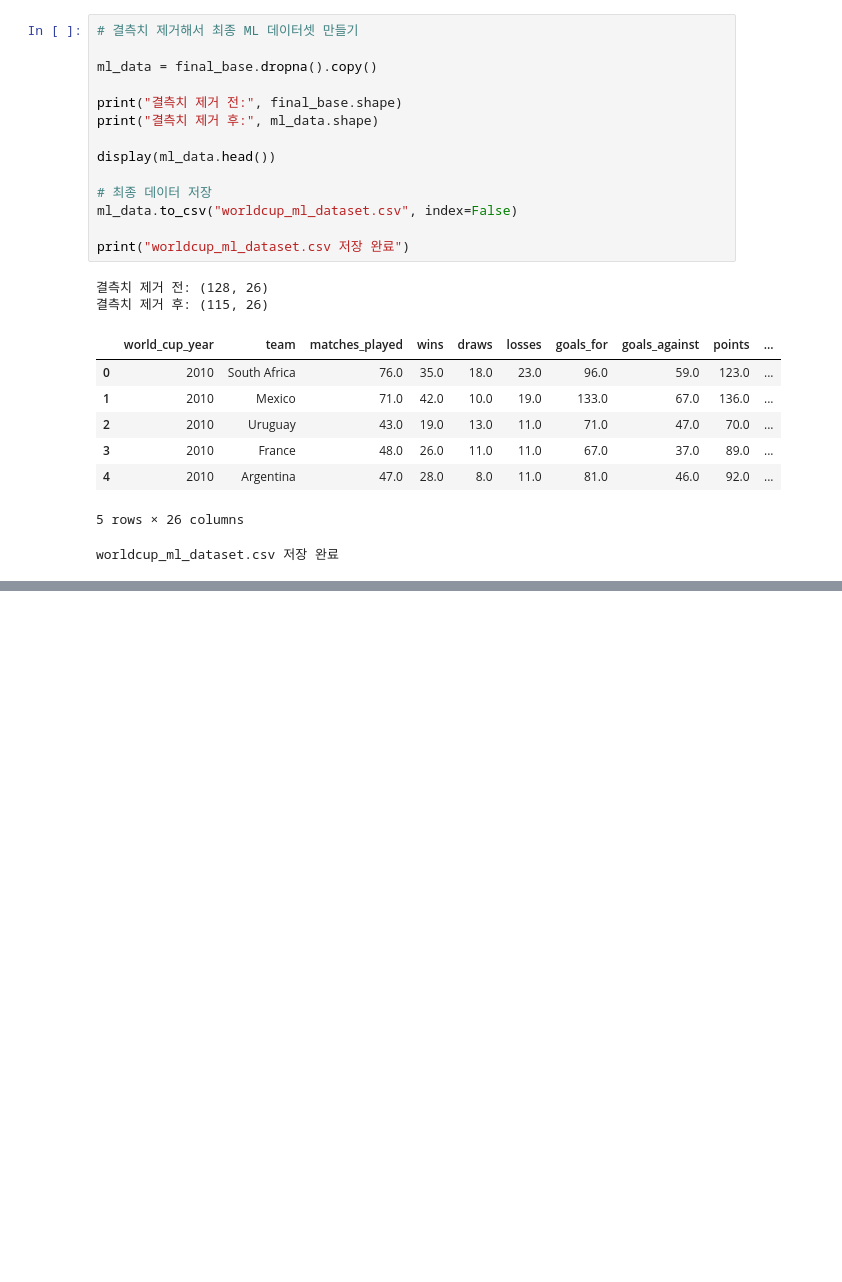
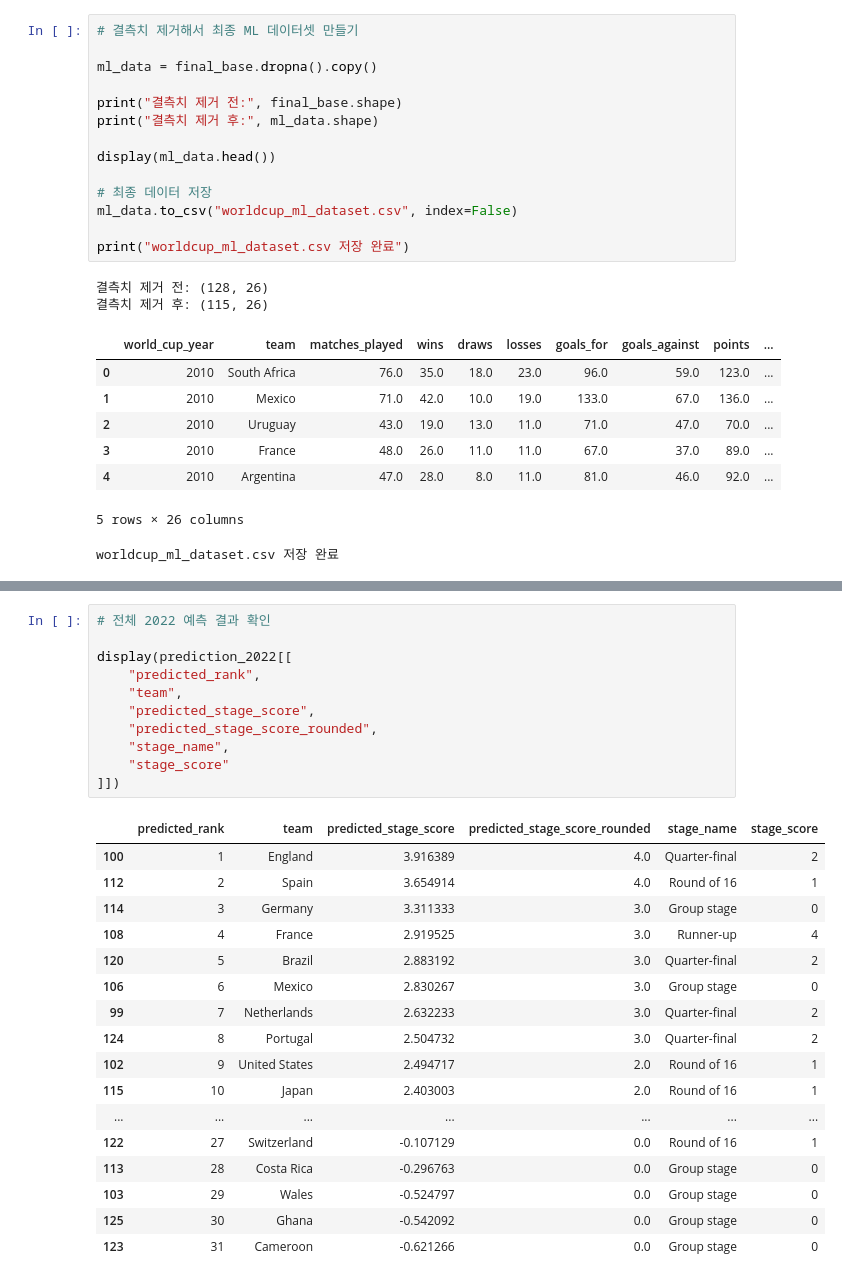
Before and after one commit to seop-byte/worldcup-2026-winner-prediction, a Jupyter notebook: worldcup_2026_prediction.ipynb, the cells around one changed output, grey strips where cells are left out. Drawn from its saved outputs; the diff is of its cells as text; blank space fills up the shorter version.

```diff
--- a/worldcup_2026_prediction.ipynb
+++ b/worldcup_2026_prediction.ipynb
@@ -1010,0 +1460,29 @@ worldcup_ml_dataset.csv 저장 완료
+# %%
+# 전체 2022 예측 결과 확인
+
+display(prediction_2022[[
+    "predicted_rank",
+    "team",
+    "predicted_stage_score",
+    "predicted_stage_score_rounded",
+    "stage_name",
+    "stage_score"
+]])
+# %% [output]
+|  | predicted_rank | team | predicted_stage_score | predicted_stage_score_rounded | stage_name | stage_score |
+| 100 | 1 | England | 3.916389 | 4.0 | Quarter-final | 2 |
+| 112 | 2 | Spain | 3.654914 | 4.0 | Round of 16 | 1 |
+| 114 | 3 | Germany | 3.311333 | 3.0 | Group stage | 0 |
+| 108 | 4 | France | 2.919525 | 3.0 | Runner-up | 4 |
+| 120 | 5 | Brazil | 2.883192 | 3.0 | Quarter-final | 2 |
+| 106 | 6 | Mexico | 2.830267 | 3.0 | Group stage | 0 |
+| 99 | 7 | Netherlands | 2.632233 | 3.0 | Quarter-final | 2 |
+| 124 | 8 | Portugal | 2.504732 | 3.0 | Quarter-final | 2 |
+| 102 | 9 | United States | 2.494717 | 2.0 | Round of 16 | 1 |
+| 115 | 10 | Japan | 2.403003 | 2.0 | Round of 16 | 1 |
+| ... | ... | ... | ... | ... | ... | ... |
+| 122 | 27 | Switzerland | -0.107129 | 0.0 | Round of 16 | 1 |
+| 113 | 28 | Costa Rica | -0.296763 | 0.0 | Group stage | 0 |
+| 103 | 29 | Wales | -0.524797 | 0.0 | Group stage | 0 |
+| 125 | 30 | Ghana | -0.542092 | 0.0 | Group stage | 0 |
+| 123 | 31 | Cameroon | -0.621266 | 0.0 | Group stage | 0 |
```
Also changed, not shown: parts of 18 cells of this notebook.
